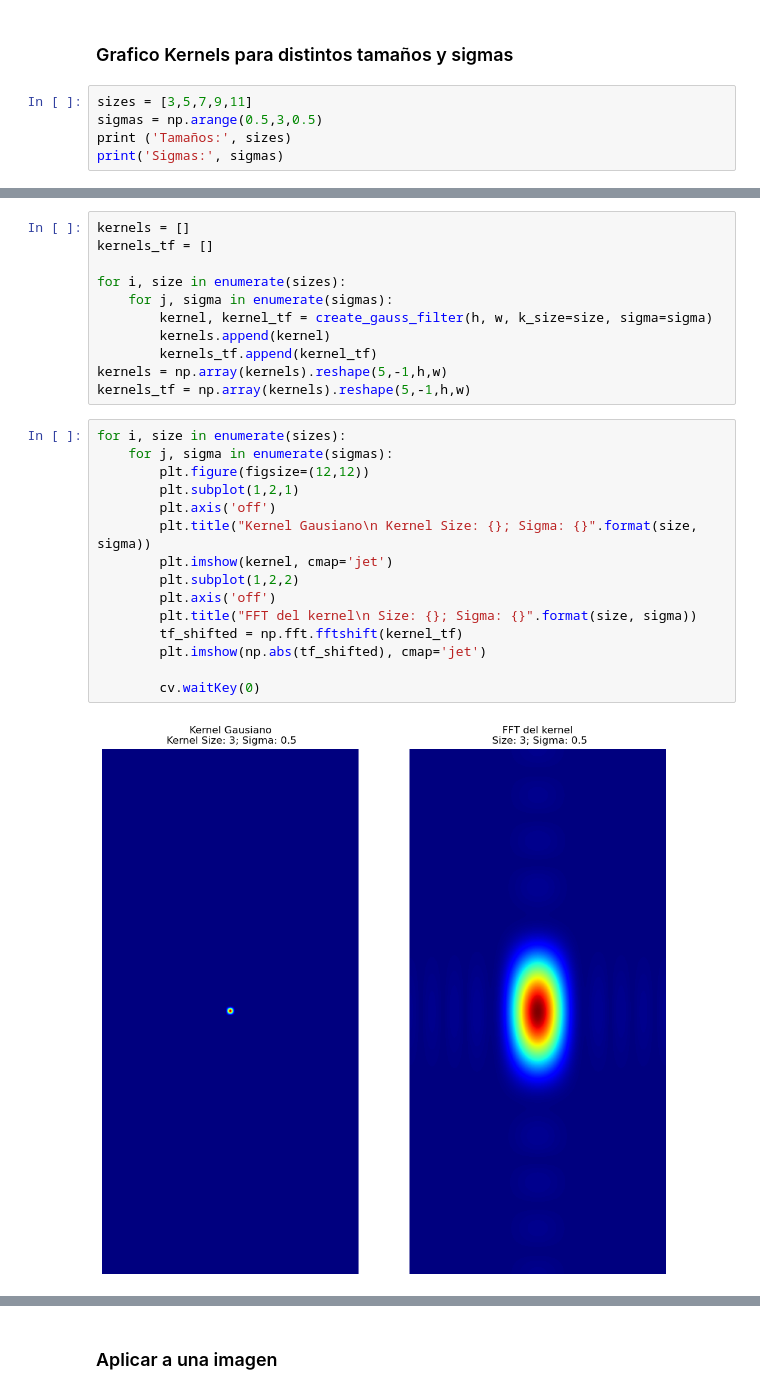
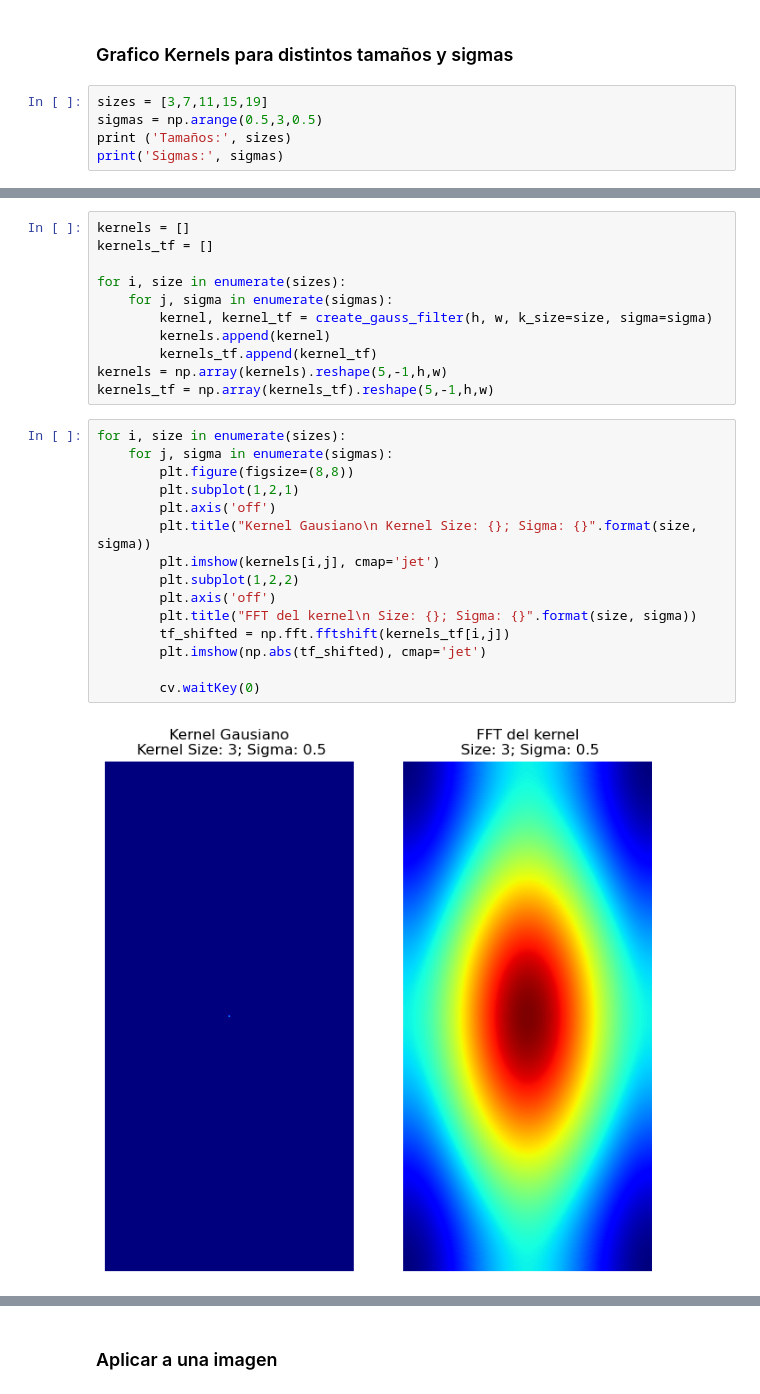
Before and after one commit to juanpsch/vision_computadora_I, a Jupyter notebook: Material_TPs/TP2/TP2.ipynb, the cells around one changed output, grey strips where cells are left out. Cells and saved outputs as stored; diff of their text form.

```diff
--- a/Material_TPs/TP2/TP2.ipynb
+++ b/Material_TPs/TP2/TP2.ipynb
@@ -75,7 +75,7 @@ cv.waitKey(0)
 # %% [markdown]
 ### Grafico Kernels para distintos tamaños y sigmas
 # %%
-sizes = [3,5,7,9,11]
+sizes = [3,7,11,15,19]
 sigmas = np.arange(0.5,3,0.5)
 print ('Tamaños:', sizes)
 print('Sigmas:', sigmas)
@@ -92,21 +92,21 @@ for i, size in enumerate(sizes):
         kernels.append(kernel)
         kernels_tf.append(kernel_tf)
 kernels = np.array(kernels).reshape(5,-1,h,w)
-kernels_tf = np.array(kernels).reshape(5,-1,h,w)
+kernels_tf = np.array(kernels_tf).reshape(5,-1,h,w)
 # %%
 for i, size in enumerate(sizes):
     for j, sigma in enumerate(sigmas):
-        plt.figure(figsize=(12,12))
+        plt.figure(figsize=(8,8))
         plt.subplot(1,2,1)
         plt.axis('off')
         plt.title("Kernel Gausiano\n Kernel Size: {}; Sigma: {}".format(size, sigma))
-        plt.imshow(kernel, cmap='jet')
+        plt.imshow(kernels[i,j], cmap='jet')
         plt.subplot(1,2,2)
         plt.axis('off')
         plt.title("FFT del kernel\n Size: {}; Sigma: {}".format(size, sigma))
-        tf_shifted = np.fft.fftshift(kernel_tf)
+        tf_shifted = np.fft.fftshift(kernels_tf[i,j])
         plt.imshow(np.abs(tf_shifted), cmap='jet')
 
         cv.waitKey(0)
 # %% [output]
-[figure, old version]
+[figure, new version]
```
Also changed, not shown: parts of 4 cells of this notebook, 1 other file.
